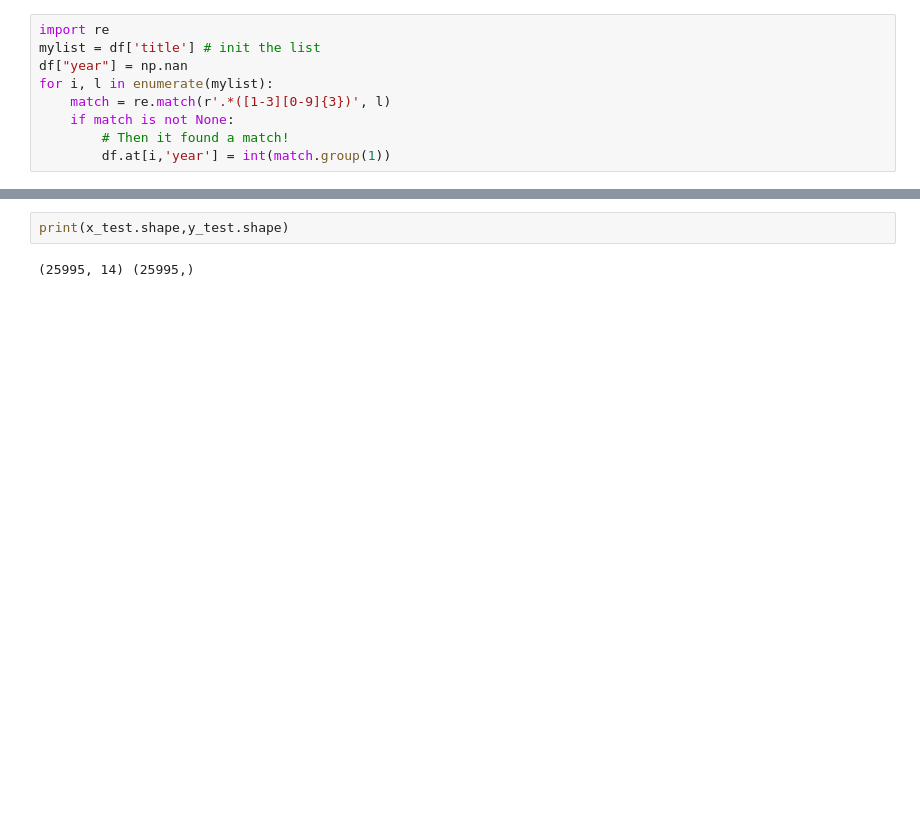
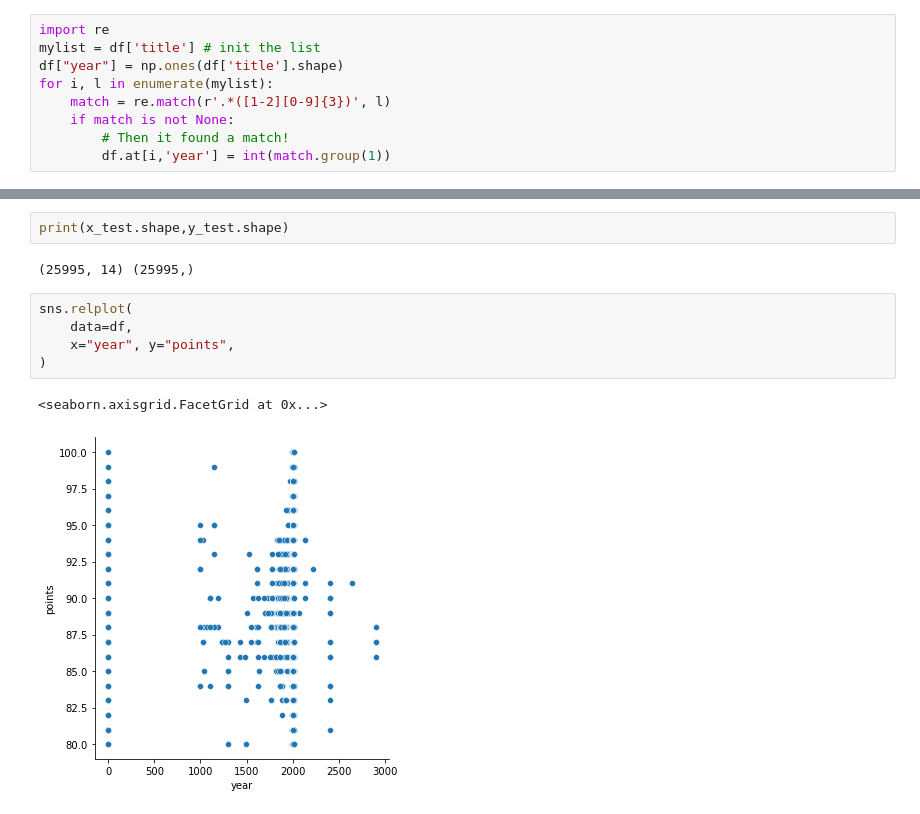
Before and after one commit to nowonknow/Wine_Guide, a Jupyter notebook: Project.ipynb, the cells around one changed output, grey strips where cells are left out. Saved outputs shown, nothing was run; the diff lists cells and outputs as text; blank space fills up the shorter version.

```diff
--- a/Project.ipynb
+++ b/Project.ipynb
@@ -18,9 +18,9 @@ Index(['Unnamed: 0', 'country', 'description', 'designation', 'points',
 # %%
 import re
 mylist = df['title'] # init the list
-df["year"] = np.nan
+df["year"] = np.ones(df['title'].shape)
 for i, l in enumerate(mylist):
-    match = re.match(r'.*([1-3][0-9]{3})', l)
+    match = re.match(r'.*([1-2][0-9]{3})', l)
     if match is not None:
         # Then it found a match!
         df.at[i,'year'] = int(match.group(1))
@@ -37,3 +37,11 @@ print(x_train.shape, y_train.shape)
 print(x_test.shape,y_test.shape)
 # %% [output]
 (25995, 14) (25995,)
+# %%
+sns.relplot(
+    data=df,
+    x="year", y="points",
+)
+# %% [output]
+<seaborn.axisgrid.FacetGrid at 0x...>
+[figure, added]
```
Also changed, not shown: parts of 9 cells of this notebook, 8 other files.
